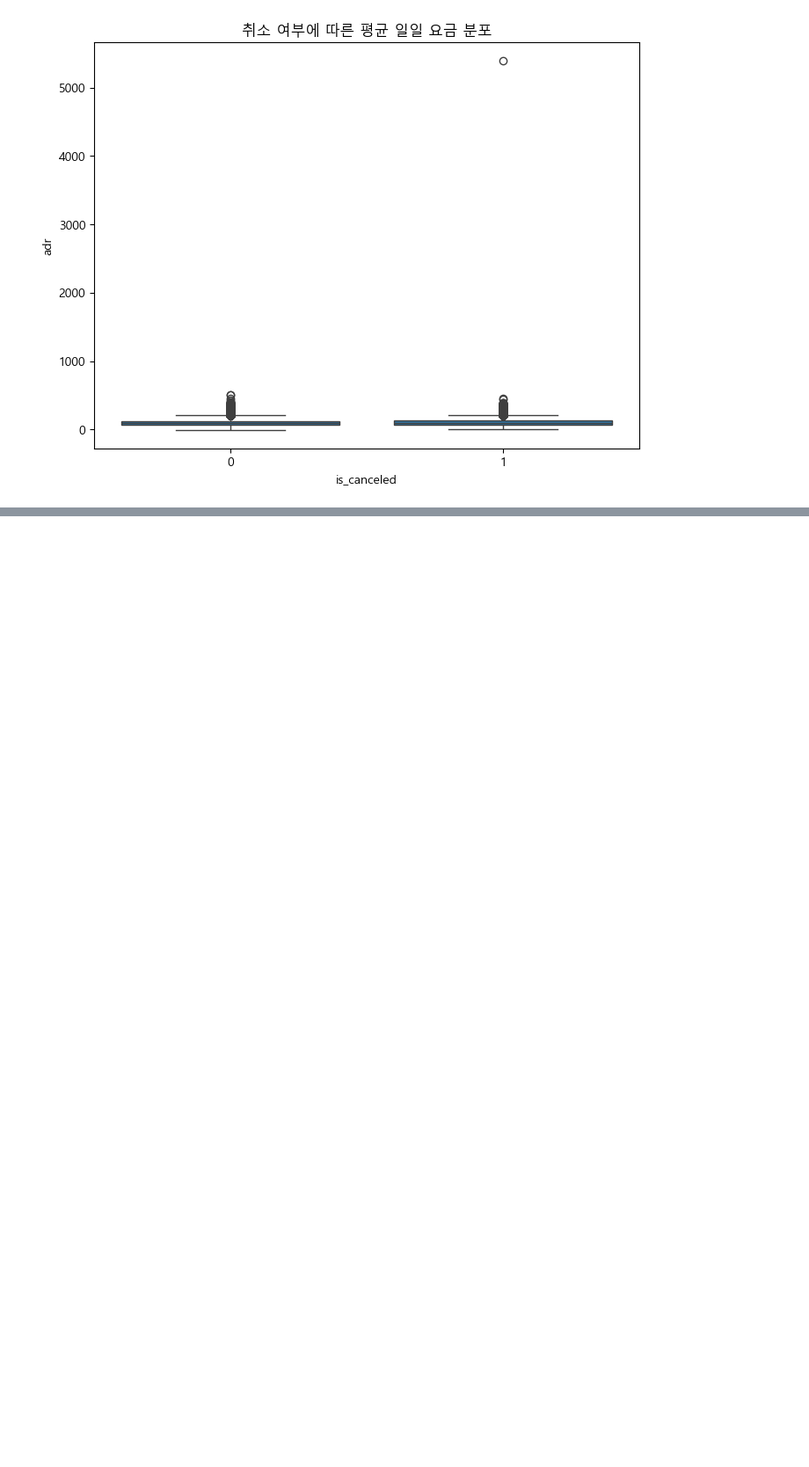
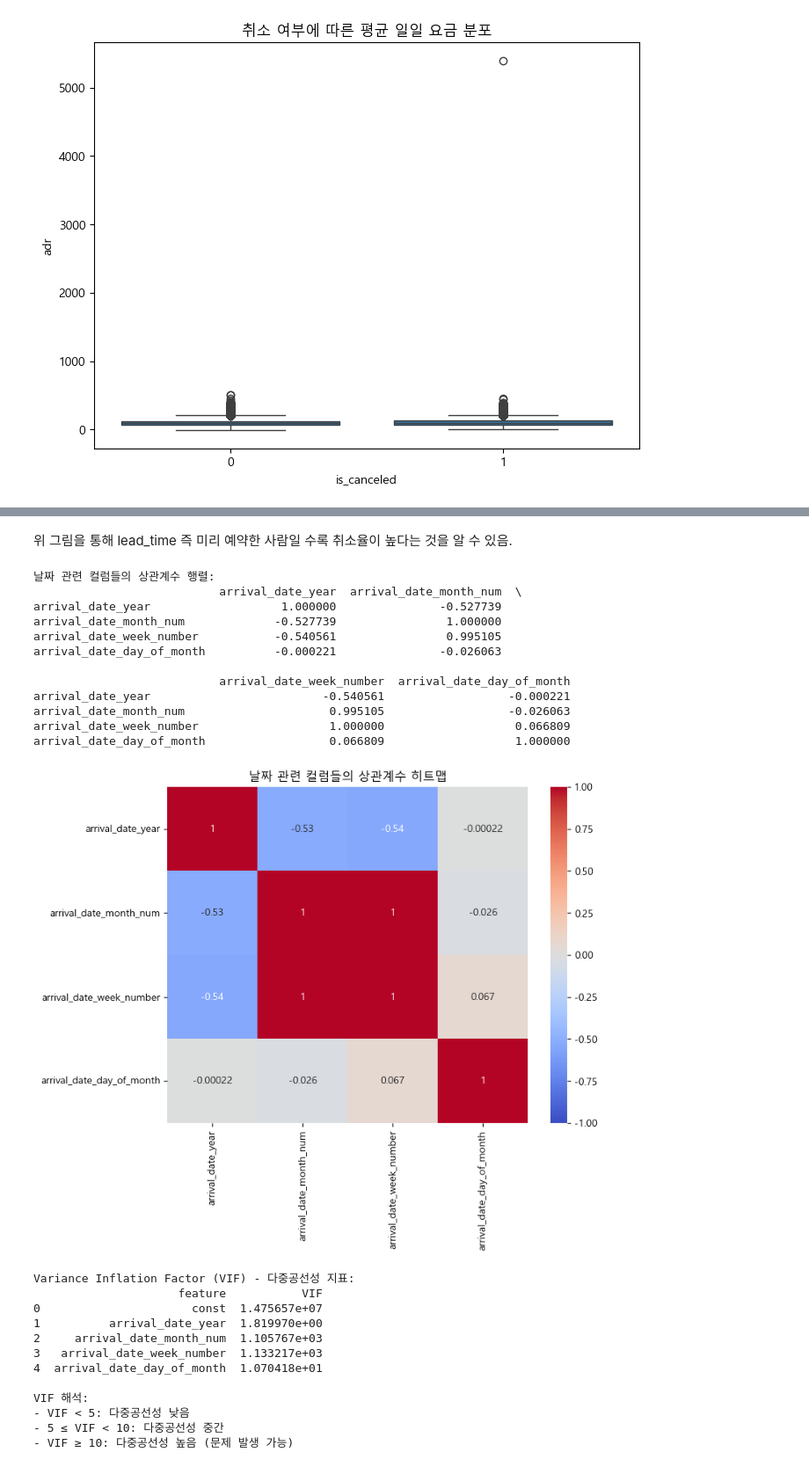
Before and after one commit to SKNETWORKS-FAMILY-AICAMP/SKN21-2nd-5Team, a Jupyter notebook: EDA/analyze.ipynb, the cells around one changed output, grey strips where cells are left out. Shown: that part at 88% size. Cells and saved outputs as stored; diff of their text form; code cells hidden in the pictures; blank space fills up the shorter version.

```diff
--- a/EDA/analyze.ipynb
+++ b/EDA/analyze.ipynb
@@ -105,0 +173,71 @@ plt.show()
+# %% [markdown]
+위 그림을 통해 lead_time 즉 미리 예약한 사람일 수록 취소율이 높다는 것을 알 수 있음.
+# %%
+# 다중공선성 분석: 날짜 관련 컬럼들
+# arrival_date_month를 숫자로 변환 (다중공선성 분석을 위해)
+month_mapping = {
+    'January': 1, 'February': 2, 'March': 3, 'April': 4, 'May': 5, 'June': 6,
+    'July': 7, 'August': 8, 'September': 9, 'October': 10, 'November': 11, 'December': 12
+}
+df_temp = df.copy()
+df_temp['arrival_date_month_num'] = df_temp['arrival_date_month'].map(month_mapping)
+
+# 분석할 컬럼들
+date_cols_numeric = ['arrival_date_year', 'arrival_date_month_num', 'arrival_date_week_number', 'arrival_date_day_of_month']
+
+# 1. 상관계수 행렬
+correlation_matrix = df_temp[date_cols_numeric].corr()
+print("날짜 관련 컬럼들의 상관계수 행렬:")
+print(correlation_matrix)
+
+# 2. 상관계수 히트맵
+plt.figure(figsize=(8, 6))
+sns.heatmap(correlation_matrix, annot=True, cmap='coolwarm', vmin=-1, vmax=1, center=0)
+plt.title('날짜 관련 컬럼들의 상관계수 히트맵')
+plt.show()
+
+# 3. VIF (Variance Inflation Factor) 계산 - 다중공선성 지표
+from statsmodels.stats.outliers_influence import variance_inflation_factor
+from statsmodels.tools.tools import add_constant
+
+# VIF 계산을 위한 데이터 준비 (상수항 추가)
+X = df_temp[date_cols_numeric]
+X = add_constant(X)
+
+# VIF 계산
+vif_data = pd.DataFrame()
+vif_data["feature"] = X.columns
+vif_data["VIF"] = [variance_inflation_factor(X.values, i) for i in range(X.shape[1])]
+
+print("\nVariance Inflation Factor (VIF) - 다중공선성 지표:")
+print(vif_data)
+print("\nVIF 해석:")
+print("- VIF < 5: 다중공선성 낮음")
+print("- 5 ≤ VIF < 10: 다중공선성 중간")
+print("- VIF ≥ 10: 다중공선성 높음 (문제 발생 가능)")
+# %% [output]
+날짜 관련 컬럼들의 상관계수 행렬:
+                           arrival_date_year  arrival_date_month_num  \
+arrival_date_year                   1.000000               -0.527739
+arrival_date_month_num             -0.527739                1.000000
+arrival_date_week_number           -0.540561                0.995105
+arrival_date_day_of_month          -0.000221               -0.026063
+
+                           arrival_date_week_number  arrival_date_day_of_month
+arrival_date_year                         -0.540561                  -0.000221
+arrival_date_month_num                     0.995105                  -0.026063
+arrival_date_week_number                   1.000000                   0.066809
+arrival_date_day_of_month                  0.066809                   1.000000
+[figure, added]
+Variance Inflation Factor (VIF) - 다중공선성 지표:
+                     feature           VIF
+0                      const  1.475657e+07
+1          arrival_date_year  1.819970e+00
+2     arrival_date_month_num  1.105767e+03
+3   arrival_date_week_number  1.133217e+03
+4  arrival_date_day_of_month  1.070418e+01
+
+VIF 해석:
+- VIF < 5: 다중공선성 낮음
+- 5 ≤ VIF < 10: 다중공선성 중간
+- VIF ≥ 10: 다중공선성 높음 (문제 발생 가능)
```
Also changed, not shown: parts of 6 cells of this notebook, 2 other files.
